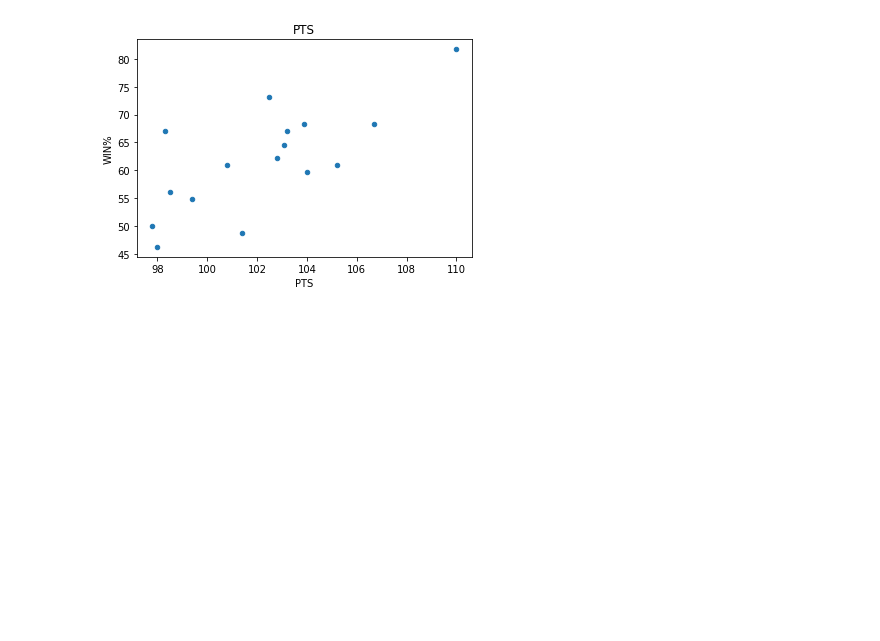
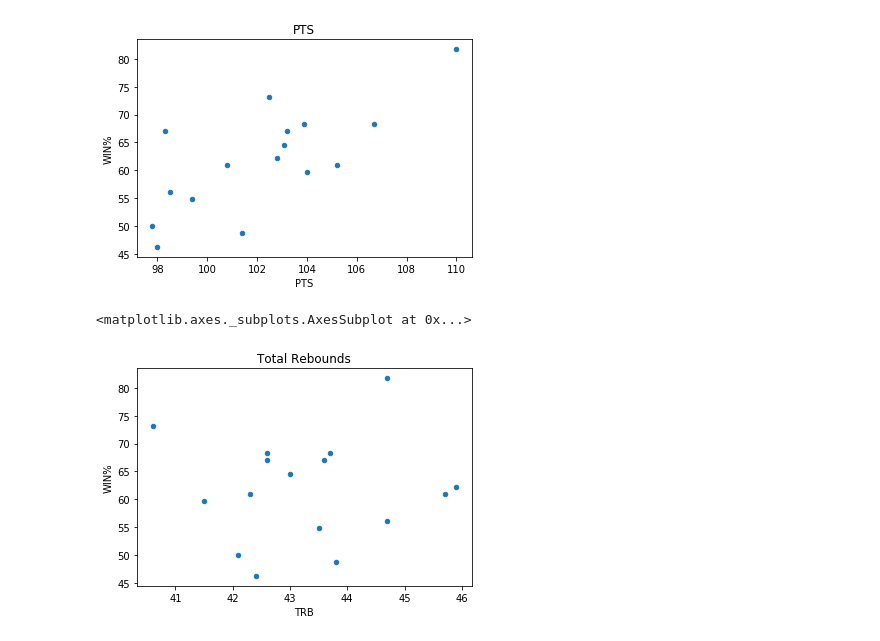
Before and after one commit to MaloneRobert/BasketballPredictor, a Jupyter notebook: Part_Two.ipynb, the cells around one changed output. Drawn from its saved outputs; the diff is of its cells as text; code cells hidden in the pictures; blank space fills up the shorter version.

```diff
--- a/Part_Two.ipynb
+++ b/Part_Two.ipynb
@@ -186,6 +185,14 @@ rebounds.plot(title = 'PTS', x = 'PTS' , y = 'WIN%', kind = 'scatter')
 # %% [output]
 <matplotlib.axes._subplots.AxesSubplot at 0x...>
 [figure]
+# %%
+# A scatter plot of total rebounds and win percentage
+
+trebounds = stats_for_1415_sign[['TRB', 'WIN%']]
+trebounds.plot(title = "Total Rebounds", x = 'TRB', y = 'WIN%', kind = 'scatter')
+# %% [output]
+<matplotlib.axes._subplots.AxesSubplot at 0x...>
+[figure, added]
 # %%
 # Here I collect the win percentage series for each year.
 
```
Also changed, not shown: parts of 8 cells of this notebook.
